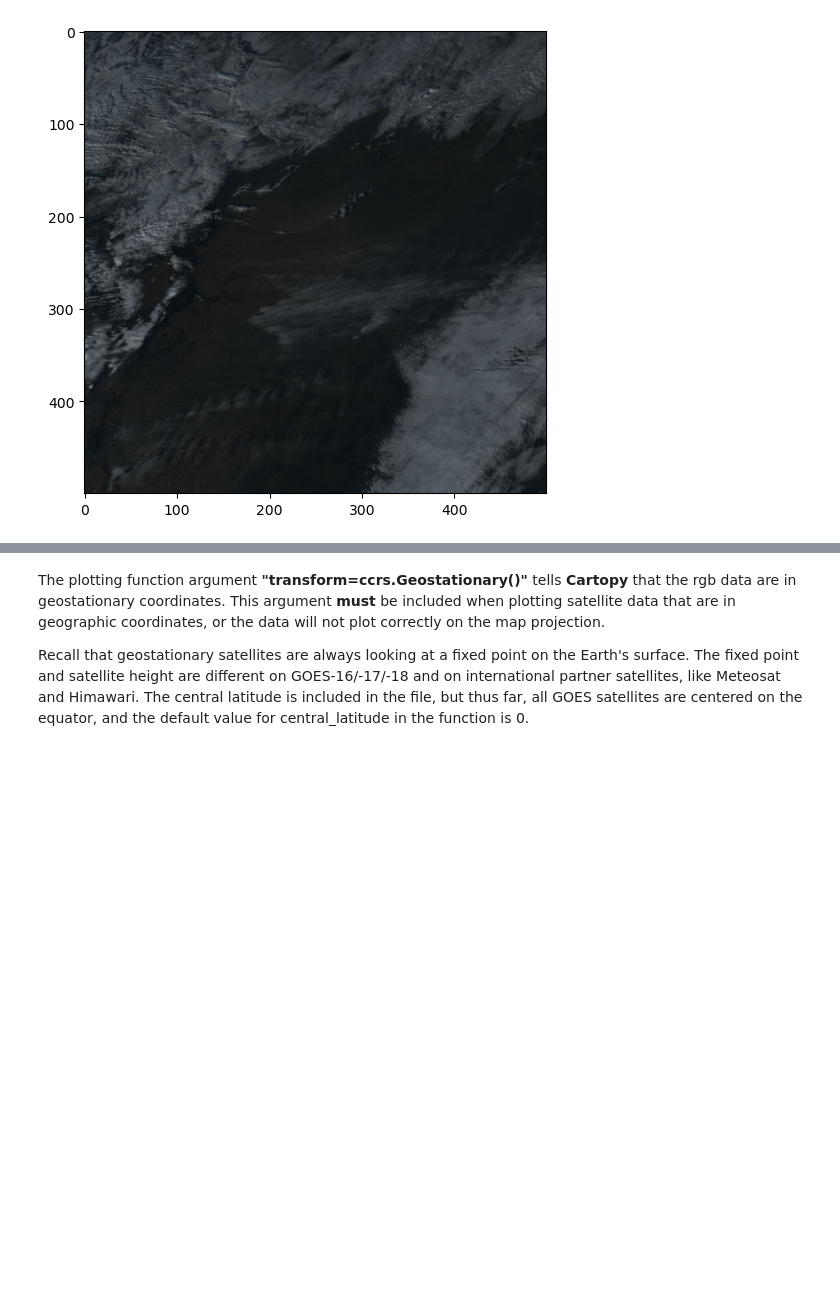
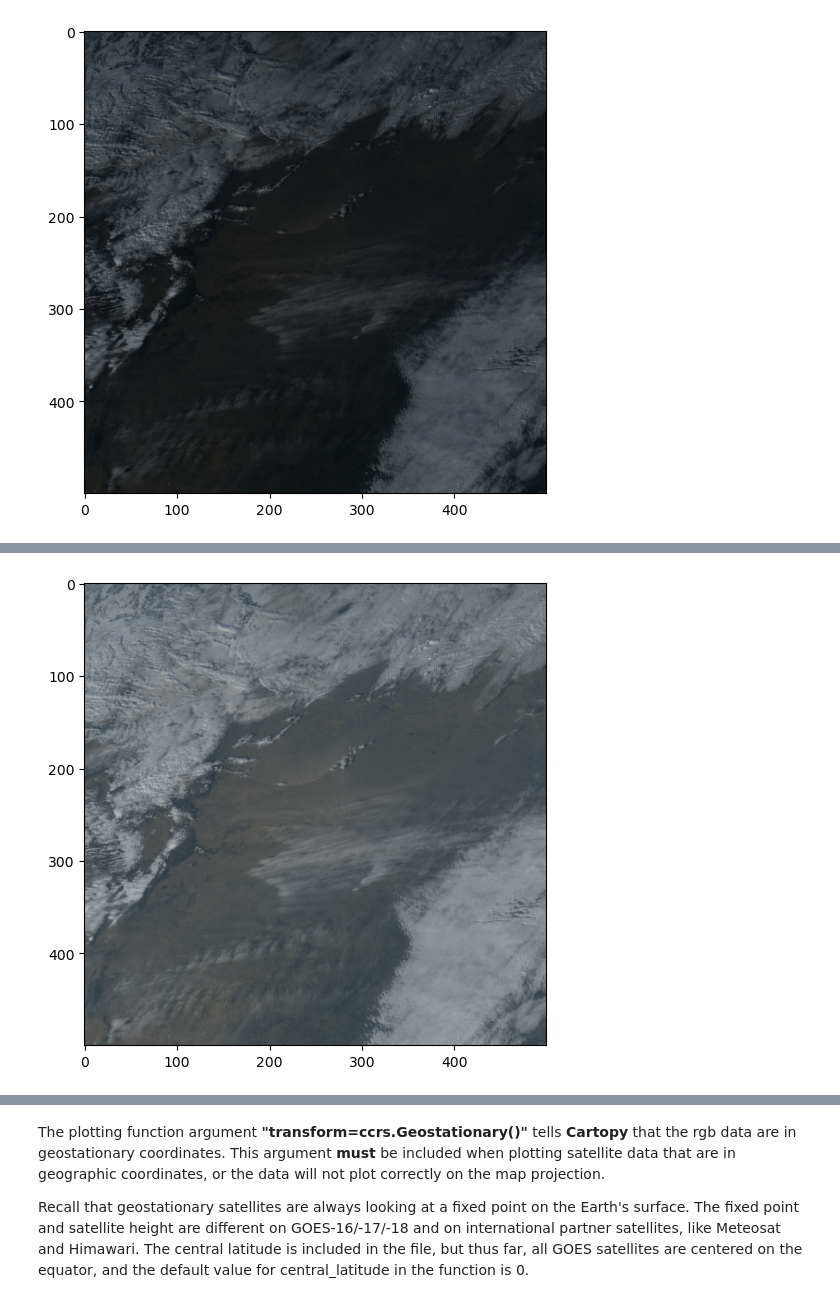
Before and after one commit to modern-tools-workshop/AMS-python-workshop-2023, a Jupyter notebook: abi_mcmip.ipynb, the cells around one changed output, grey strips where cells are left out. Cells and saved outputs as stored; diff of their text form; code cells hidden in the pictures; blank space fills up the shorter version.

```diff
--- a/abi_mcmip.ipynb
+++ b/abi_mcmip.ipynb
@@ -136,3 +201,2 @@ We can use np.stack to combine the three arrays into a single 3D array. We want
 # %%
-rgb = np.stack([ch2, green, ch1], axis=2)
-rgb.shape
+tc_RGB = np.dstack([ch2, green, ch1])
@@ -149,3 +217,12 @@ plt.show()
+# %%
+gamma = 2
+tc_RGB_gamma = np.power(tc_RGB, 1/gamma)
+
+plt.figure(figsize=[6,6])
+plt.imshow(tc_RGB_gamma)
+plt.show()
+# %% [output]
+[figure, added]
 # %% [markdown]
 ### Dust RGB
 
```
Also changed, not shown: parts of 55 cells of this notebook, 7 other files.
